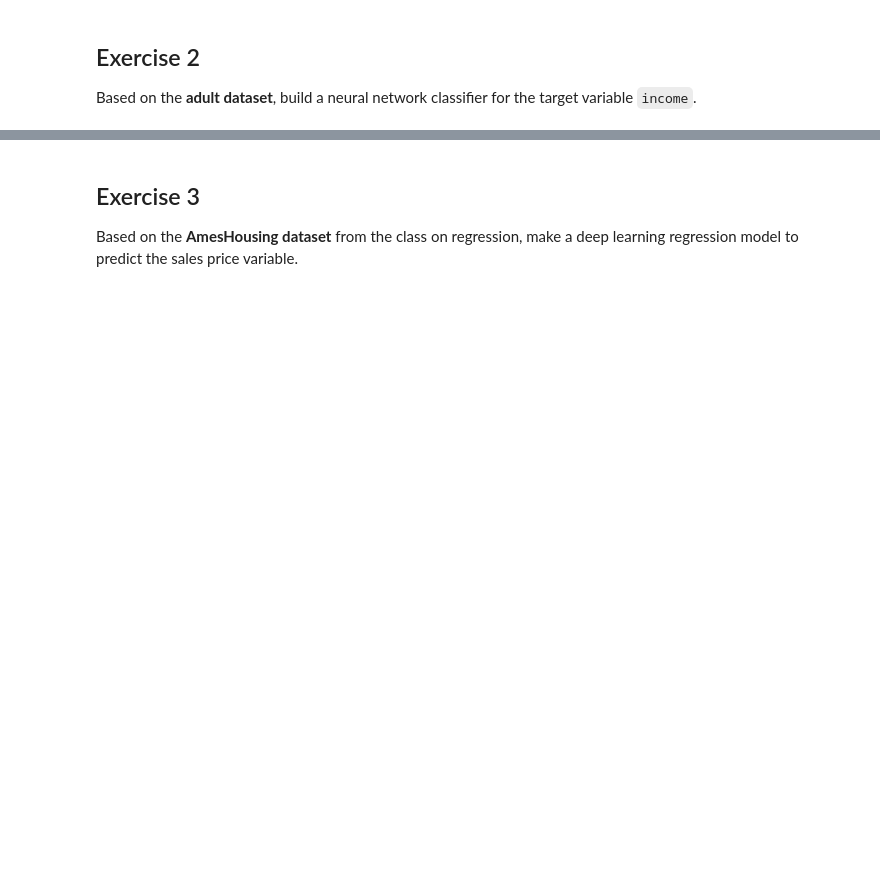
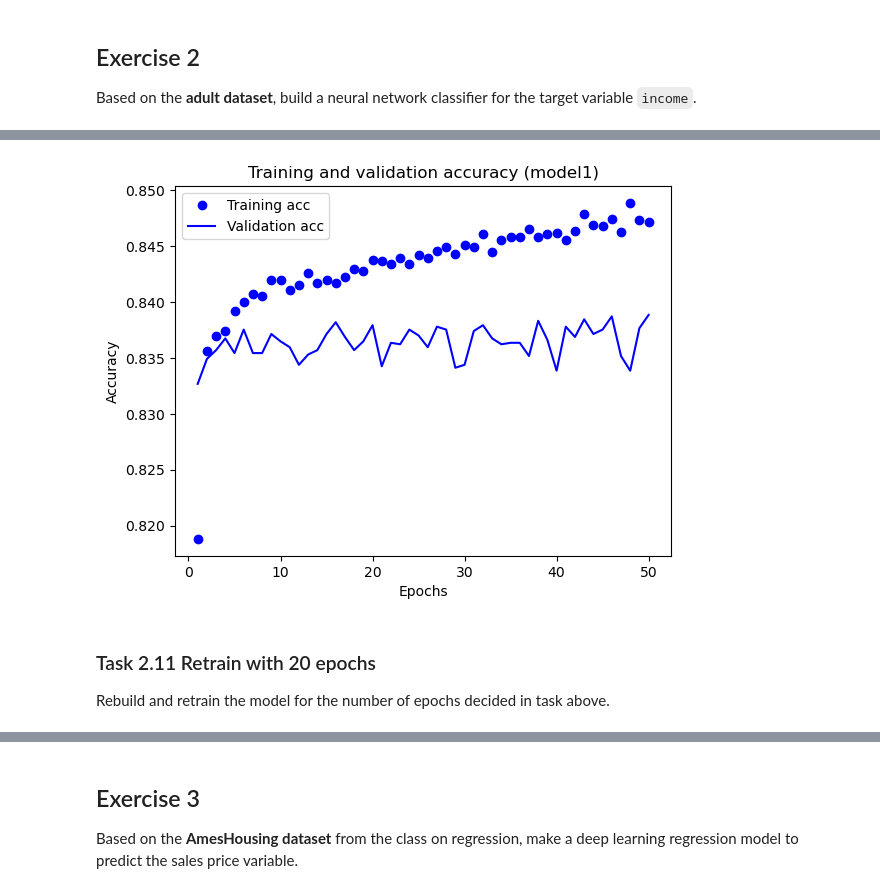
Before and after one commit to hsahmad112/DataAndThingsW2025, a Jupyter notebook: exercise_15.ipynb, the cells around one changed output, grey strips where cells are left out. Saved outputs shown, nothing was run; the diff lists cells and outputs as text; code cells hidden in the pictures; blank space fills up the shorter version.

```diff
--- a/exercise_15.ipynb
+++ b/exercise_15.ipynb
@@ -241,0 +351,16 @@ Based on the **adult dataset**, build a neural network classifier for the target
+# %%
+plt.clf()
+acc = history_dict["accuracy"]
+val_acc = history_dict["val_accuracy"]
+plt.plot(epochs, acc, "bo", label="Training acc")
+plt.plot(epochs, val_acc, "b", label="Validation acc")
+plt.title("Training and validation accuracy (model1)")
+plt.xlabel("Epochs")
+plt.ylabel("Accuracy")
+plt.legend()
+plt.show()
+# %% [output]
+[figure, added]
+# %% [markdown]
+### Task 2.11 Retrain with 20 epochs
+Rebuild and retrain the model for the number of epochs decided in task above.
```
Also changed, not shown: parts of 48 cells of this notebook, 2 other files.
